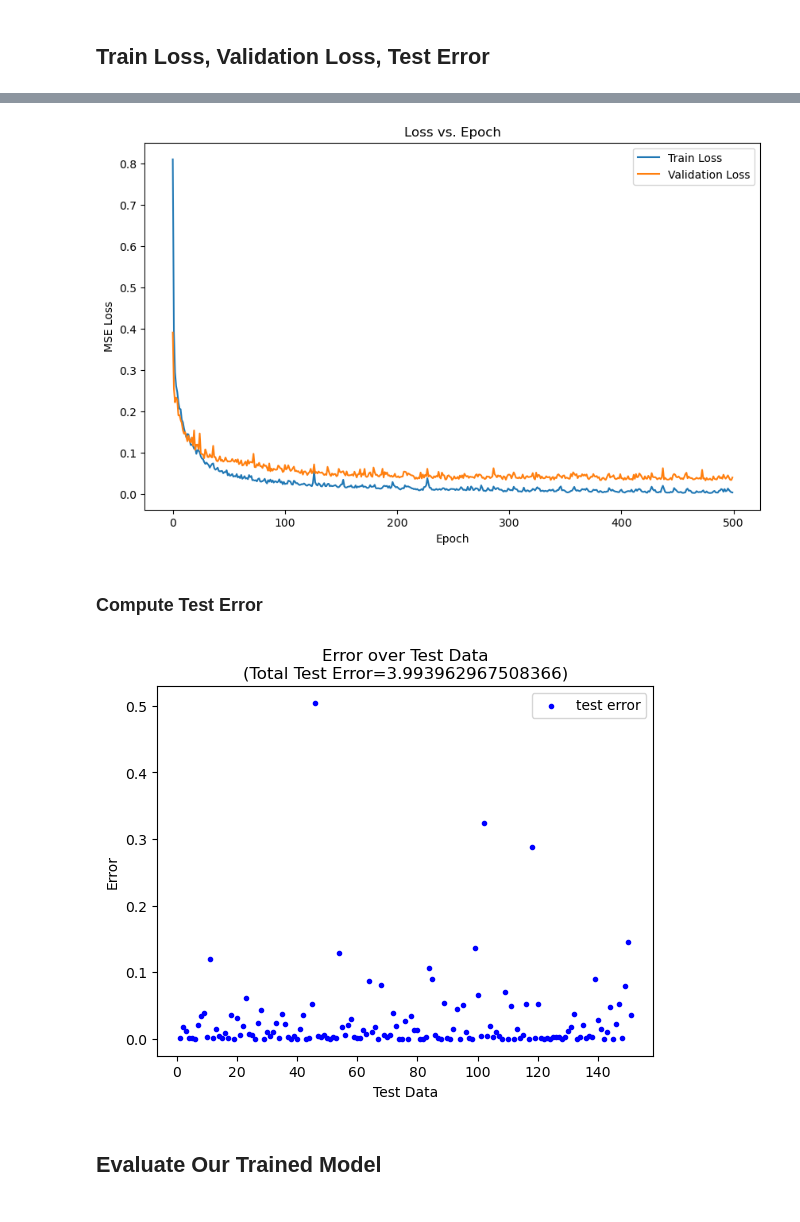
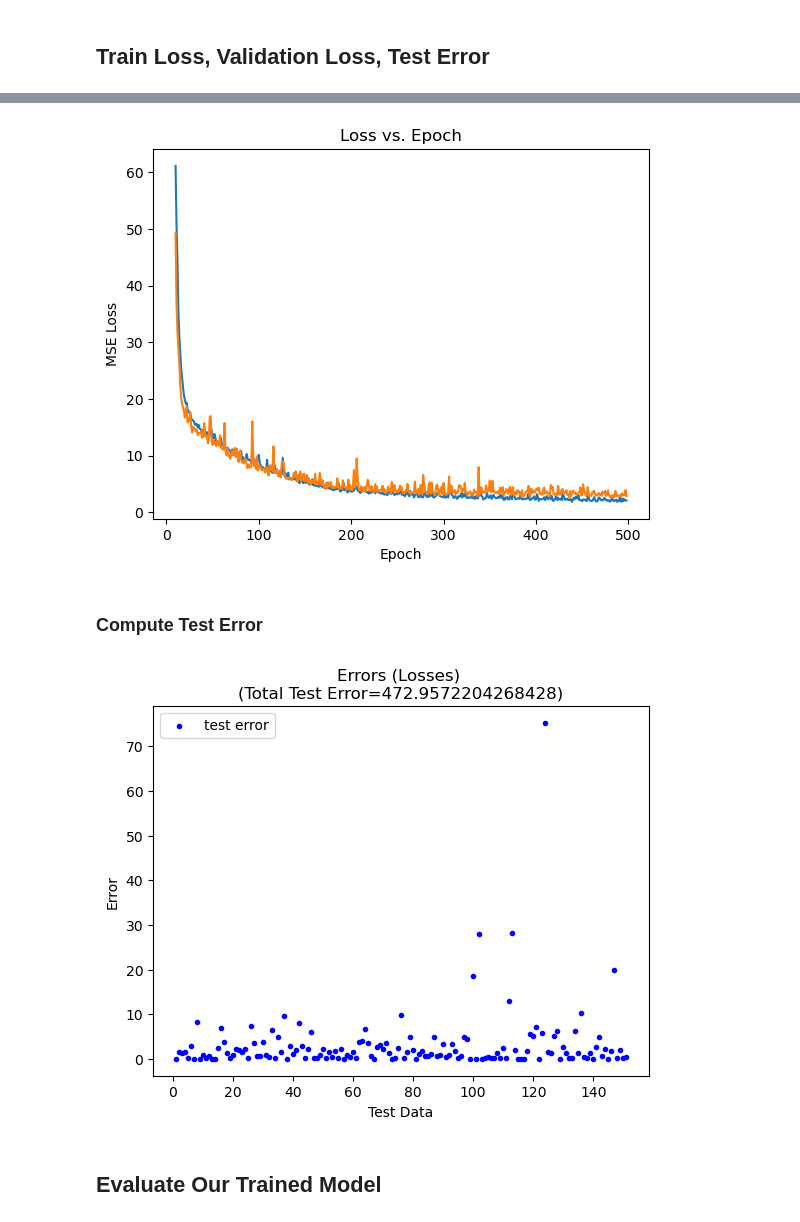
Before and after one commit to sjhpark/Airfoil-Self-Noise-Prediction, a Jupyter notebook: airfoil_noise_prediction.ipynb, the cells around one changed output, grey strips where cells are left out. Cells and saved outputs as stored; diff of their text form; code cells hidden in the pictures.

Commit message:
separted features and labels before normalization

```diff
--- a/airfoil_noise_prediction.ipynb
+++ b/airfoil_noise_prediction.ipynb
@@ -132,10 +133,25 @@ train_data, test_data = train_test_split(dataset, test_size=0.1, random_state=1)
 train_data, valid_data = train_test_split(train_data, test_size=0.11, random_state=1)
 # %% [markdown]
 ### Normalize the Dataset
+# %%
+# features
+train_data_features = train_data[:, :-1]
+test_data_features = test_data[:, :-1]
+valid_data_features = valid_data[:, :-1]
+
+# output
+train_data_labels = train_data[:, -1]
+test_data_labels = test_data[:, -1]
+valid_data_labels = valid_data[:, -1]
 # %%
-scaler = StandardScaler().fit(train_data)
-train_data = scaler.transform(train_data)
-test_data = scaler.transform(test_data)
-valid_data = scaler.transform(valid_data)
+# normalize the features
+scaler = StandardScaler().fit(train_data_features)
+train_data_features = scaler.transform(train_data_features)
+test_data_features = scaler.transform(test_data_features)
+valid_data_features = scaler.transform(valid_data_features)
 print()
+# %%
+train_data = np.concatenate((train_data_features, train_data_labels.reshape(-1, 1)), axis=1)
+test_data = np.concatenate((test_data_features, test_data_labels.reshape(-1, 1)), axis=1)
+valid_data = np.concatenate((valid_data_features, valid_data_labels.reshape(-1, 1)), axis=1)
 # %% [markdown]
@@ -357,14 +373,12 @@ if __name__ == '__main__':
                                                     )
 
     # Plot
-    train_loss = train_losses
-    valid_loss = val_losses
-    fig, ax = plt.subplots(figsize=(10,6))
-    ax.plot(train_loss, label="Train Loss")
-    ax.plot(valid_loss, label="Validation Loss")
-    ax.legend(loc='best')
-    ax.set_title("Loss vs. Epoch")
-    ax.set_xlabel("Epoch")
-    ax.set_ylabel("MSE Loss")
+    train_loss = train_losses[10:-1]
+    valid_loss = val_losses[10:-1]
+    plt.plot(range(10, len(train_loss) + 10), train_loss, label='Train Loss')
+    plt.plot(range(10, len(valid_loss) + 10), valid_loss, label='Validation Loss')
+    plt.title("Loss vs. Epoch")
+    plt.xlabel("Epoch")
+    plt.ylabel("MSE Loss")
     plt.show()
 # %% [output]
@@ -381,4 +395,4 @@ Batch Mean Validation Loss per Epoch: 0.0376
-[figure, old version]
+[figure, new version]
 # %% [markdown]
 ### Compute Test Error
 # %%
@@ -402,13 +416,13 @@ with torch.no_grad(): # gradients won't be computed here
 len_test = len(test_data[:,0])
 plt.scatter(np.linspace(1,len_test,len_test), error_list, marker='.', c='b',
     label=f'test error')
-plt.title(f"Error over Test Data\n(Total Test Error={test_error})")
+plt.title(f"Errors (Losses) \n(Total Test Error={test_error})")
 plt.xlabel("Test Data")
 plt.ylabel("Error")
 plt.legend()
 plt.show()
 # %% [output]
-[figure, old version]
+[figure, new version]
 # %% [markdown]
 ## Evaluate Our Trained Model
 # %%
```
Also changed, not shown: parts of 11 cells of this notebook, 2 other files.
